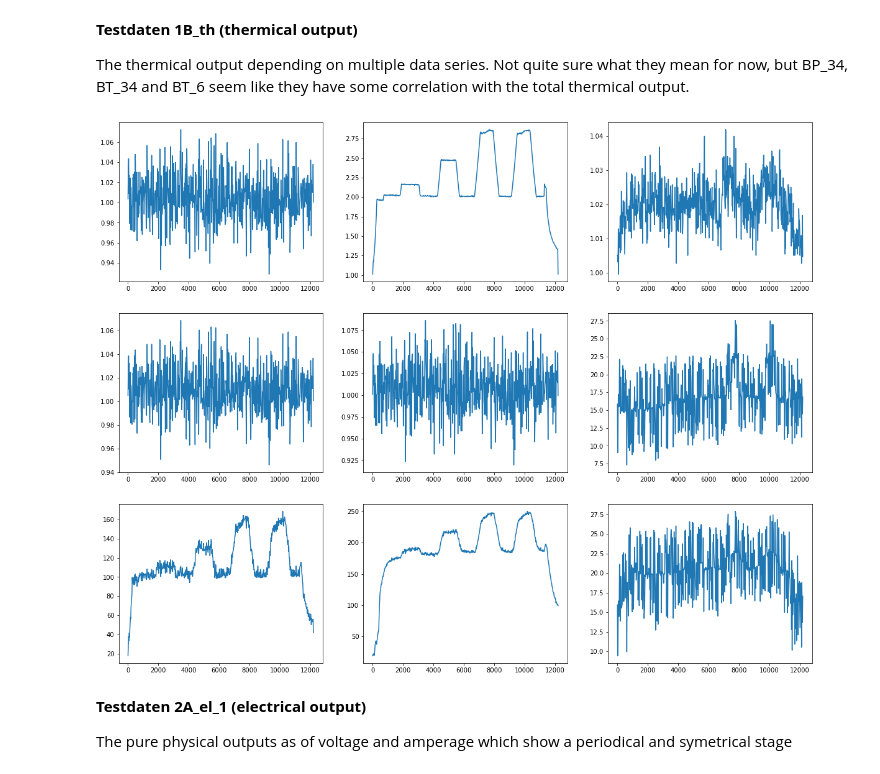
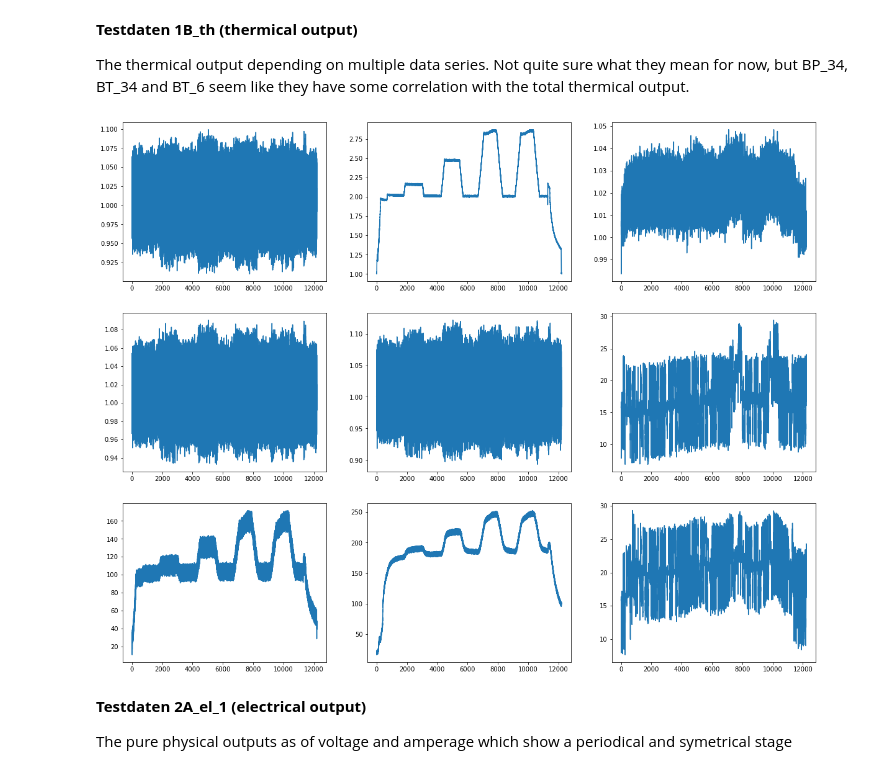
Before and after one commit to Energy-Theory-Guided-Data-Science/Gas-Turbine, a Jupyter notebook: Code/Data_Preprocessing.ipynb, the cells around one changed output. Drawn from its saved outputs; the diff is of its cells as text; code cells hidden in the pictures.

Commit message:
Data Preperation complete for data by Dustin

```diff
--- a/Code/Data_Preprocessing.ipynb
+++ b/Code/Data_Preprocessing.ipynb
@@ -16,8 +27,8 @@ if not os.path.exists(save_folder):
 # %%
-def openFileWithMultipleHeaders(path ):
+def openFileWithMultipleHeaders(path):
     group_data = {}
     for head in mat_file.keys():
-        group_data[head] = mat_file[head][:]
+        group_data[head] = np.squeeze(mat_file[head][:])
     return group_data
 # %%
 #import all .matlab-files from data folder
@@ -47,0 +83,16 @@ Such as splitting the data, provide universal nomenclature and other methods use
+# %%
+data = {}
+switcher_time = {
+    'Daten_Test_ID_4b_1B_el': 't_1B_el',
+    'Daten_Test_ID_4b_1B_th': 't_1B_th',
+    'Daten_Test_ID_4b_2A_el_1': 't_2A_el_1',
+    'Daten_Test_ID_4b_2A_el_2': 't_2A_el_2',
+    'Daten_Test_ID_4b_2A_th': 't_2A_th',
+    'Drehzahldaten_Test_ID_4b': 't_nsoll_stil',
+    'Leistungdaten_Test_ID_4b': 't_elstil'
+}
+
+exclude = ['Drehzahldaten_Test_ID_4b', 'Leistungdaten_Test_ID_4b']
+for head in [x for x in raw_data.keys() if x not in exclude]:
+    print(head)
+    data[head] = downsampleSheet(raw_data[head], switcher_time.get(head))
@@ -81,32 +141,32 @@ The thermical output depending on multiple data series. Not quite sure what they
 # %%
 fig,axs = plt.subplots(3, 3, figsize = (20,16))
 axs = axs.ravel()
-axs[0].plot(data_1B_th['t_1B_th'][::1000], data_1B_th['BP_2'][::1000])
-axs[1].plot(data_1B_th['t_1B_th'][::1000], data_1B_th['BP_34'][::1000])
-axs[2].plot(data_1B_th['t_1B_th'][::1000], data_1B_th['BP_5'][::1000])
-axs[3].plot(data_1B_th['t_1B_th'][::1000], data_1B_th['BP_6'][::1000])
-axs[4].plot(data_1B_th['t_1B_th'][::1000], data_1B_th['BP_7'][::1000])
-axs[5].plot(data_1B_th['t_1B_th'][::1000], data_1B_th['BT_2'][::1000])
-axs[6].plot(data_1B_th['t_1B_th'][::1000], data_1B_th['BT_34'][::1000])
-axs[7].plot(data_1B_th['t_1B_th'][::1000], data_1B_th['BT_6'][::1000])
-axs[8].plot(data_1B_th['t_1B_th'][::1000], data_1B_th['BT_7'][::1000])
+axs[0].plot(data_1B_th['t_1B_th'], data_1B_th['BP_2'])
+axs[1].plot(data_1B_th['t_1B_th'], data_1B_th['BP_34'])
+axs[2].plot(data_1B_th['t_1B_th'], data_1B_th['BP_5'])
+axs[3].plot(data_1B_th['t_1B_th'], data_1B_th['BP_6'])
+axs[4].plot(data_1B_th['t_1B_th'], data_1B_th['BP_7'])
+axs[5].plot(data_1B_th['t_1B_th'], data_1B_th['BT_2'])
+axs[6].plot(data_1B_th['t_1B_th'], data_1B_th['BT_34'])
+axs[7].plot(data_1B_th['t_1B_th'], data_1B_th['BT_6'])
+axs[8].plot(data_1B_th['t_1B_th'], data_1B_th['BT_7'])
 plt.show()
 
-th_measures_1B = pd.DataFrame([{'th_time_measures': data_1B_th['t_1B_th'][::200],
-                             'th_BP2': data_1B_th['BP_2'][::200],
-                             'th_BP34': data_1B_th['BP_34'][::200],
-                             'th_BP5': data_1B_th['BP_5'][::200],
-                             'th_BP6': data_1B_th['BP_6'][::200],
-                             'th_BP7': data_1B_th['BP_7'][::200],
-                             'th_BT2': data_1B_th['BT_2'][::200],
-                             'th_BT34': data_1B_th['BT_34'][::200],
-                             'th_BT6': data_1B_th['BT_6'][::200],
-                             'th_BT7': data_1B_th['BT_7'][::200]}])
+th_measures_1B = pd.DataFrame([{'th_time_measures': data_1B_th['t_1B_th'],
+                             'th_BP2': data_1B_th['BP_2'],
+                             'th_BP34': data_1B_th['BP_34'],
+                             'th_BP5': data_1B_th['BP_5'],
+                             'th_BP6': data_1B_th['BP_6'],
+                             'th_BP7': data_1B_th['BP_7'],
+                             'th_BT2': data_1B_th['BT_2'],
+                             'th_BT34': data_1B_th['BT_34'],
+                             'th_BT6': data_1B_th['BT_6'],
+                             'th_BT7': data_1B_th['BT_7']}])
 
-th_measures.to_csv(save_folder + "th_measures_1B.csv",
+th_measures_1B.to_csv(SAVE_FOLDER + "th_measures_1B.csv",
                      index = False, sep = "|", encoding = "utf-8")
 # %% [output]
-[figure, old version]
+[figure, new version]
 # %% [markdown]
 **Testdaten 2A_el_1 (electrical output)**
 
```
Also changed, not shown: parts of 18 cells of this notebook.
